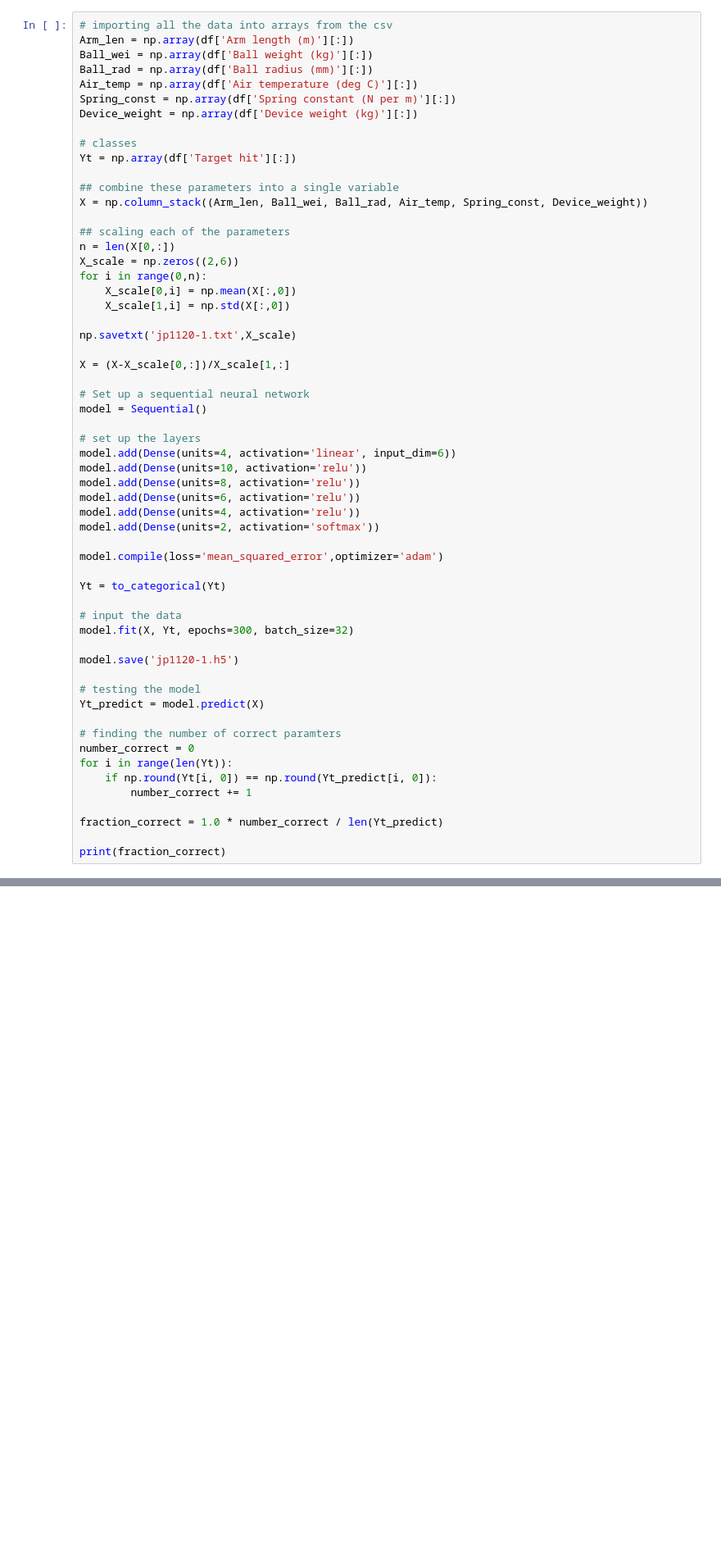
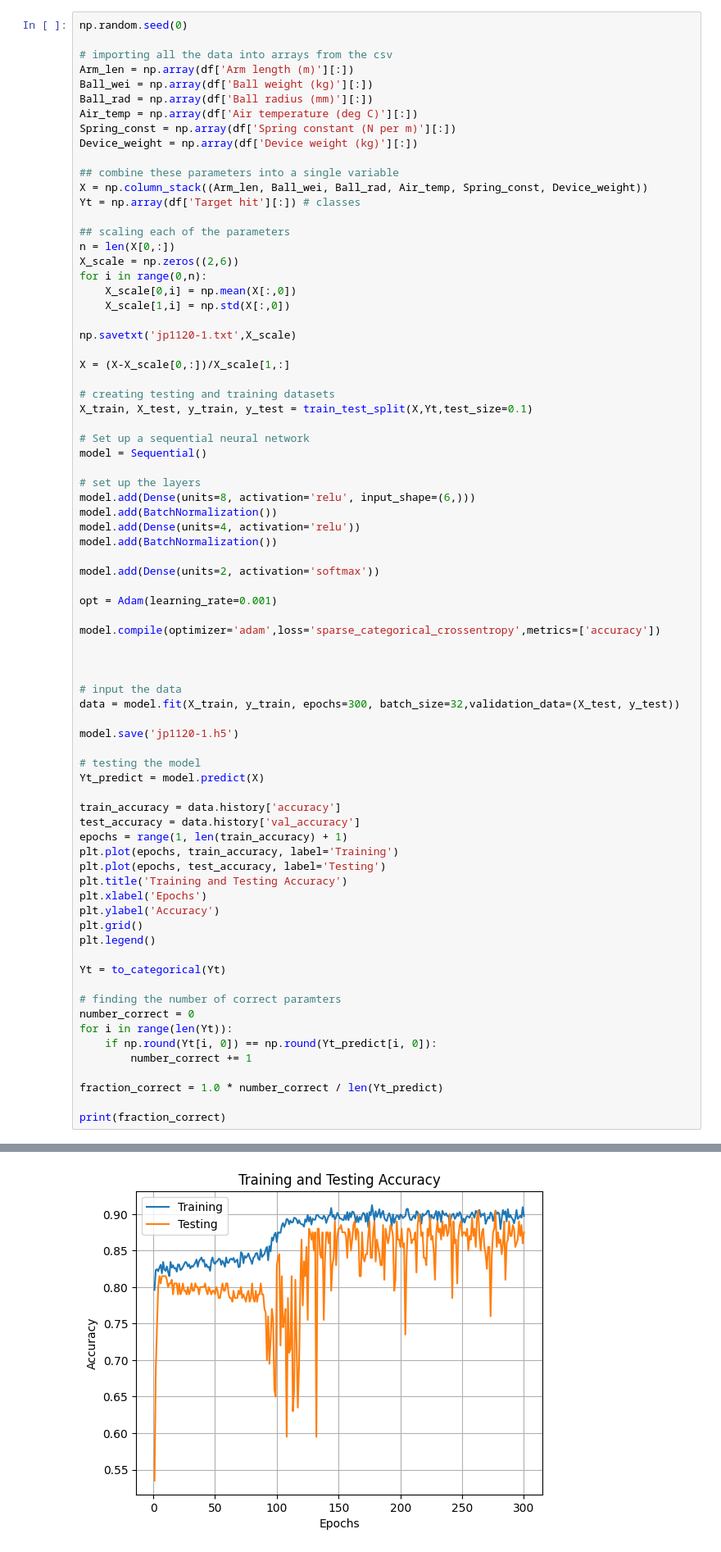
Before and after one commit to Jansenpapworth/Machine-Learning, a Jupyter notebook: Neural Network Coursework/ML Dataset1.ipynb, the cells around one changed output, grey strips where cells are left out. Shown: that part at 82% size. Drawn from its saved outputs; the diff is of its cells as text; blank space fills up the shorter version.

Commit message:
both models workign with good accuracy

```diff
--- a/Neural Network Coursework/ML Dataset1.ipynb
+++ b/Neural Network Coursework/ML Dataset1.ipynb
@@ -8,6 +11,8 @@ from tensorflow.keras.utils import *
 
 df = pandas.read_csv('http://pogo.software/me4ml/dataset1.csv')
 # %%
+np.random.seed(0)
+
 # importing all the data into arrays from the csv
 Arm_len = np.array(df['Arm length (m)'][:])
 Ball_wei = np.array(df['Ball weight (kg)'][:])
@@ -16,11 +21,9 @@ Air_temp = np.array(df['Air temperature (deg C)'][:])
 Spring_const = np.array(df['Spring constant (N per m)'][:])
 Device_weight = np.array(df['Device weight (kg)'][:])
 
-# classes
-Yt = np.array(df['Target hit'][:])
-
 ## combine these parameters into a single variable
 X = np.column_stack((Arm_len, Ball_wei, Ball_rad, Air_temp, Spring_const, Device_weight))
+Yt = np.array(df['Target hit'][:]) # classes
 
 ## scaling each of the parameters
 n = len(X[0,:])
@@ -33,28 +36,46 @@ np.savetxt('jp1120-1.txt',X_scale)
 
 X = (X-X_scale[0,:])/X_scale[1,:]
 
+# creating testing and training datasets
+X_train, X_test, y_train, y_test = train_test_split(X,Yt,test_size=0.1)
+
 # Set up a sequential neural network
 model = Sequential()
 
 # set up the layers
-model.add(Dense(units=4, activation='linear', input_dim=6))
-model.add(Dense(units=10, activation='relu'))
-model.add(Dense(units=8, activation='relu'))
-model.add(Dense(units=6, activation='relu'))
+model.add(Dense(units=8, activation='relu', input_shape=(6,)))
+model.add(BatchNormalization())
 model.add(Dense(units=4, activation='relu'))
+model.add(BatchNormalization())
+
 model.add(Dense(units=2, activation='softmax'))
 
-model.compile(loss='mean_squared_error',optimizer='adam')
+opt = Adam(learning_rate=0.001)
 
-Yt = to_categorical(Yt)
+model.compile(optimizer='adam',loss='sparse_categorical_crossentropy',metrics=['accuracy'])
+
+
 
 # input the data
-model.fit(X, Yt, epochs=300, batch_size=32)
+data = model.fit(X_train, y_train, epochs=300, batch_size=32,validation_data=(X_test, y_test))
 
 model.save('jp1120-1.h5')
 
 # testing the model
 Yt_predict = model.predict(X)
+
+train_accuracy = data.history['accuracy']
+test_accuracy = data.history['val_accuracy']
+epochs = range(1, len(train_accuracy) + 1)
+plt.plot(epochs, train_accuracy, label='Training')
+plt.plot(epochs, test_accuracy, label='Testing')
+plt.title('Training and Testing Accuracy')
+plt.xlabel('Epochs')
+plt.ylabel('Accuracy')
+plt.grid()
+plt.legend()
+
+Yt = to_categorical(Yt)
 
 # finding the number of correct paramters
 number_correct = 0
@@ -87,0 +107 @@ Epoch 300/300
+[figure, added]
```
Also changed, not shown: parts of 2 cells of this notebook, 6 other files.
